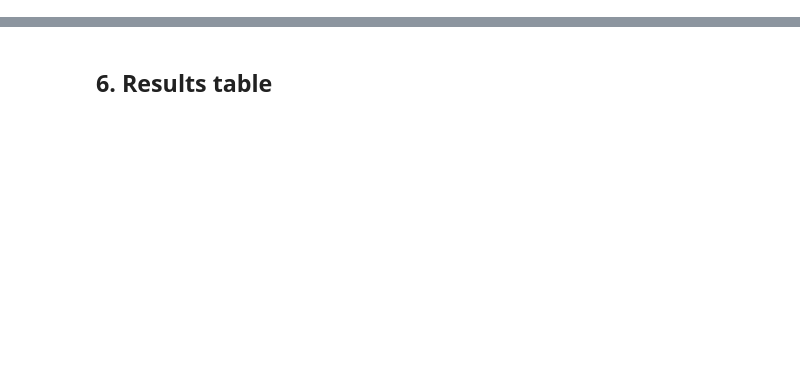
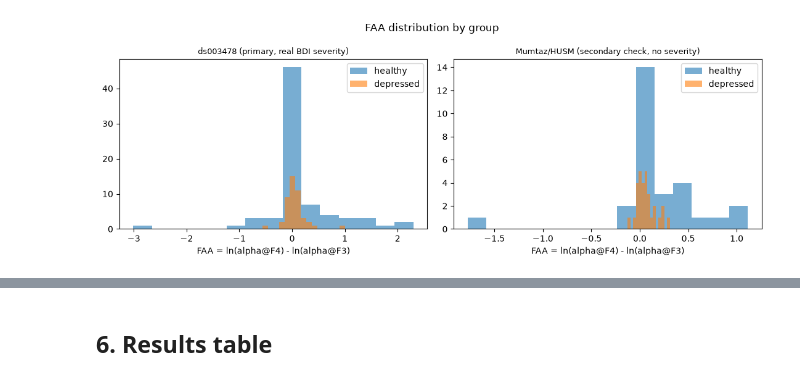
Before and after one commit to HYPERPRO2020/eegtest, a Jupyter notebook: neuroqa/notebooks/phase1_findings.ipynb, the cells around one changed output, grey strips where cells are left out. Cells and saved outputs as stored; diff of their text form; code cells hidden in the pictures; blank space fills up the shorter version.

```diff
--- a/neuroqa/notebooks/phase1_findings.ipynb
+++ b/neuroqa/notebooks/phase1_findings.ipynb
@@ -328,0 +115,8 @@ print(f"  verdict: {verdict}")
+# %%
+from bands import ARTIFACT_BANDS, EEG_BANDS, WEIGHT, spectral_overlap
+
+alpha = EEG_BANDS["alpha"]
+print(f"WEIGHT (placeholder, all equal until Peter's physics-derived values land): {WEIGHT}")
+print()
+for name, band in ARTIFACT_BANDS.items():
+    print(f"  spectral_overlap({name:11s} {band}, alpha {alpha}) = {spectral_overlap(band, alpha):.2f}")
@@ -328,0 +160,18 @@ print(f"  verdict: {verdict}")
+# %%
+fig, axes = plt.subplots(1, 2, figsize=(11, 4))
+for ax, name in zip(axes, DATASETS):
+    df = summaries[name]
+    for group, color in [("healthy", "tab:blue"), ("depressed", "tab:orange")]:
+        vals = df.loc[df.group == group, "faa"]
+        ax.hist(vals, bins=15, alpha=0.6, label=group, color=color)
+    ax.set_title(DATASETS[name]["label"], fontsize=9)
+    ax.set_xlabel("FAA = ln(alpha@F4) - ln(alpha@F3)")
+    ax.legend()
+fig.suptitle("FAA distribution by group")
+fig.tight_layout()
+FIG_DIR = REPO_ROOT / "outputs" / "figures"
+FIG_DIR.mkdir(parents=True, exist_ok=True)
+fig.savefig(FIG_DIR / "faa_by_group.png", dpi=120)
+plt.show()
+# %% [output]
+[figure, added]
```
Also changed, not shown: parts of 35 cells of this notebook, 10 other files.
